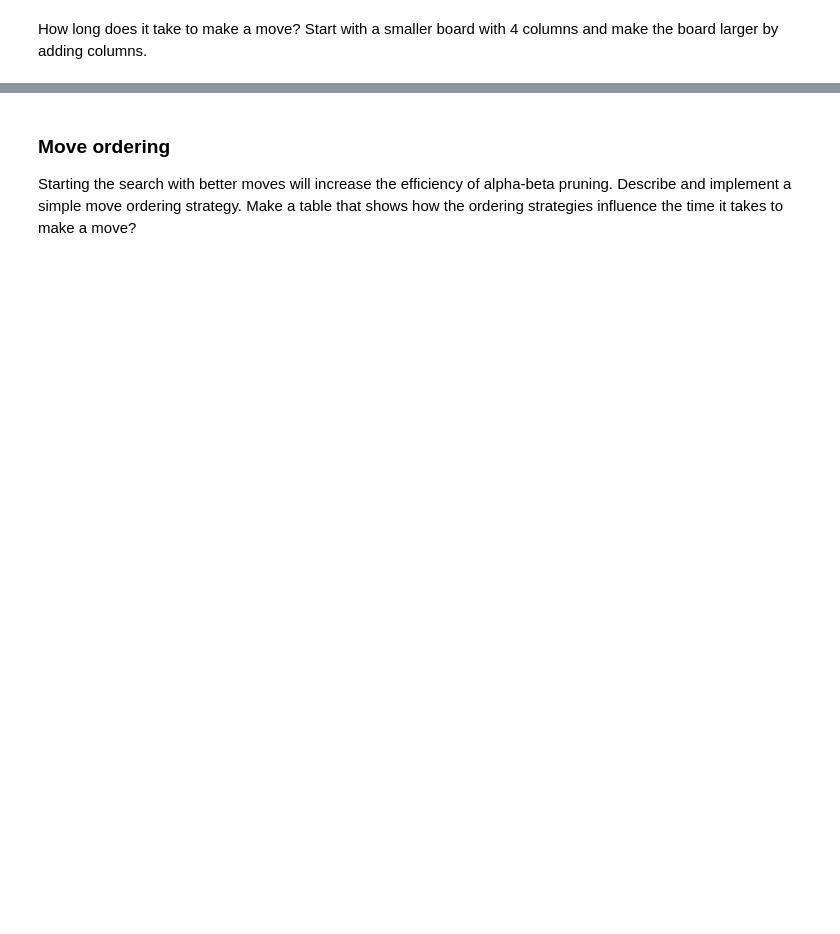
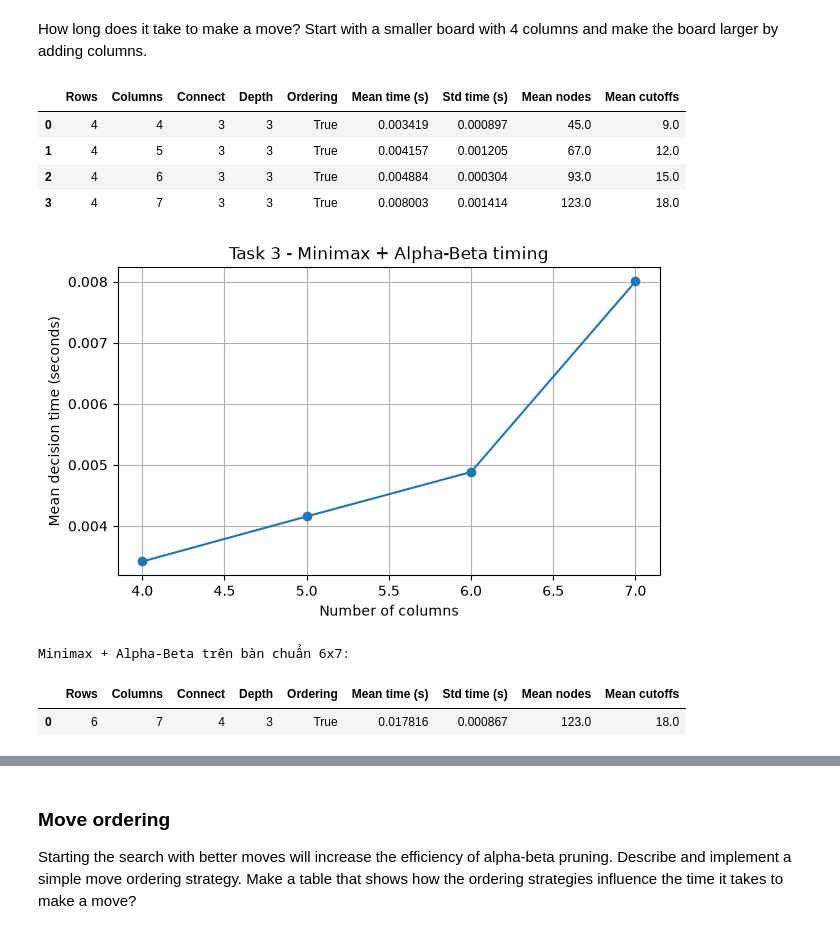
Before and after one commit to ngan23github/Advanced_Artificial_Intelligience_Group, a Jupyter notebook: Lab05/assignment_mean_connect4.ipynb, the cells around one changed output, grey strips where cells are left out. Saved outputs shown, nothing was run; the diff lists cells and outputs as text; code cells hidden in the pictures; blank space fills up the shorter version.

```diff
--- a/Lab05/assignment_mean_connect4.ipynb
+++ b/Lab05/assignment_mean_connect4.ipynb
@@ -137,0 +702,58 @@ How long does it take to make a move? Start with a smaller board with 4 columns
+# %%
+def benchmark_minimax(widths=(4, 5, 6, 7), rows=4, connect_n=3,
+                      depth=3, repeats=5, use_ordering=True):
+    """Đo thời gian chọn nước đầu tiên khi tăng số cột."""
+    records = []
+    for cols in widths:
+        board = empty_board((rows, cols))
+        # Warm-up để giảm ảnh hưởng của chi phí khởi tạo ở lần gọi đầu.
+        minimax_alpha_beta(
+            board, RED, connect_n=connect_n,
+            max_depth=depth, use_ordering=use_ordering
+        )
+        times, node_counts, cutoff_counts = [], [], []
+        for _ in range(repeats):
+            start = time.perf_counter()
+            action, stats = minimax_alpha_beta(
+                board, RED, connect_n=connect_n,
+                max_depth=depth, use_ordering=use_ordering
+            )
+            times.append(time.perf_counter() - start)
+            node_counts.append(stats["nodes"])
+            cutoff_counts.append(stats["cutoffs"])
+        records.append({
+            "Rows": rows, "Columns": cols, "Connect": connect_n,
+            "Depth": depth, "Ordering": use_ordering,
+            "Mean time (s)": np.mean(times),
+            "Std time (s)": np.std(times),
+            "Mean nodes": np.mean(node_counts),
+            "Mean cutoffs": np.mean(cutoff_counts)
+        })
+    return pd.DataFrame(records)
+
+minimax_timing_df = benchmark_minimax()
+display(minimax_timing_df)
+plt.figure(figsize=(7, 4))
+plt.plot(minimax_timing_df["Columns"], minimax_timing_df["Mean time (s)"],
+         marker="o")
+plt.xlabel("Number of columns")
+plt.ylabel("Mean decision time (seconds)")
+plt.title("Task 3 - Minimax + Alpha-Beta timing")
+plt.grid(True)
+plt.show()
+# Bổ sung phép đo trên bàn chuẩn 6x7, vẫn dùng cutoff để kiểm soát thời gian.
+standard_minimax_timing_df = benchmark_minimax(
+    widths=(7,), rows=6, connect_n=4, depth=3, repeats=3
+)
+print("Minimax + Alpha-Beta trên bàn chuẩn 6x7:")
+display(standard_minimax_timing_df)
+# %% [output]
+|  | Rows | Columns | Connect | Depth | Ordering | Mean time (s) | Std time (s) | Mean nodes | Mean cutoffs |
+| 0 | 4 | 4 | 3 | 3 | True | 0.003419 | 0.000897 | 45.0 | 9.0 |
+| 1 | 4 | 5 | 3 | 3 | True | 0.004157 | 0.001205 | 67.0 | 12.0 |
+| 2 | 4 | 6 | 3 | 3 | True | 0.004884 | 0.000304 | 93.0 | 15.0 |
+| 3 | 4 | 7 | 3 | 3 | True | 0.008003 | 0.001414 | 123.0 | 18.0 |
+[figure, added]
+Minimax + Alpha-Beta trên bàn chuẩn 6x7:
+|  | Rows | Columns | Connect | Depth | Ordering | Mean time (s) | Std time (s) | Mean nodes | Mean cutoffs |
+| 0 | 6 | 7 | 4 | 3 | True | 0.017816 | 0.000867 | 123.0 | 18.0 |
```
Also changed, not shown: parts of 54 cells of this notebook, 3 other files.
